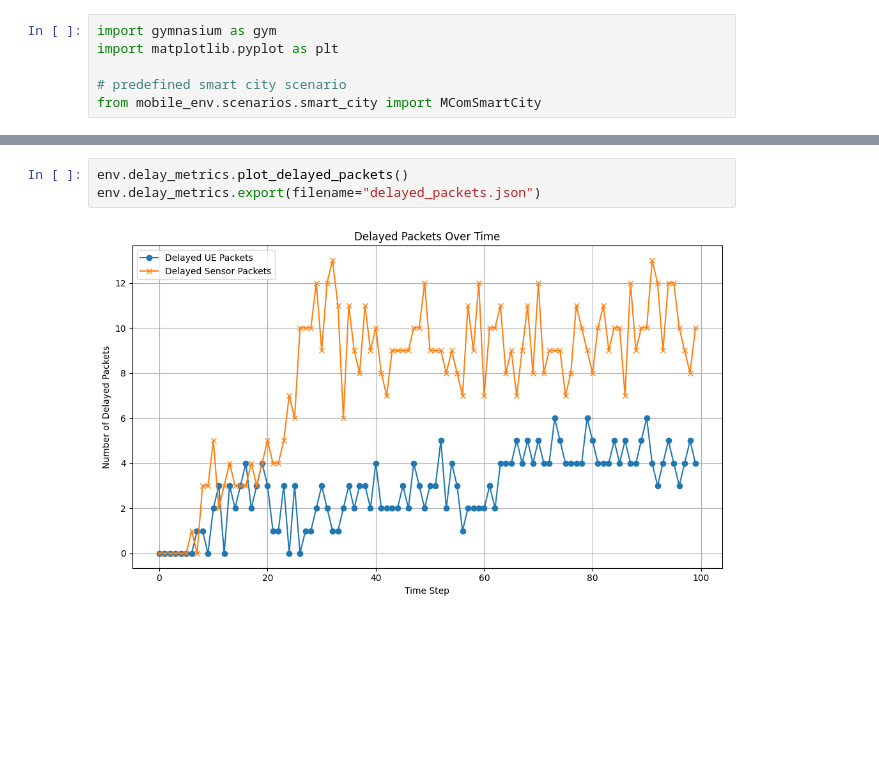
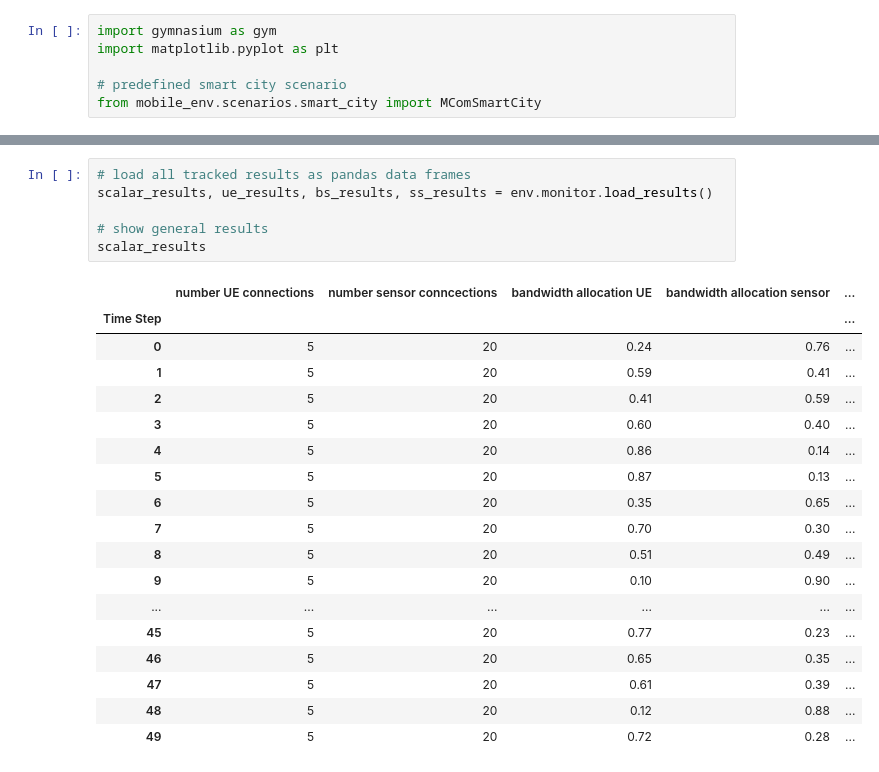
Before and after one commit to elifohri/MetaLore-simulator, a Jupyter notebook: examples/baseline scenarios round robin/smart_city_baseline_50-50.ipynb, the cells around one changed output, grey strips where cells are left out. Drawn from its saved outputs; the diff is of its cells as text; blank space fills up the shorter version.

```diff
--- a/examples/baseline scenarios round robin/smart_city_baseline_50-50.ipynb
+++ b/examples/baseline scenarios round robin/smart_city_baseline_50-50.ipynb
@@ -59,5 +49,25 @@ env.allocation_metrics.export(filename="allocation.json")
-# %%
-env.delay_metrics.plot_delayed_packets()
-env.delay_metrics.export(filename="delayed_packets.json")
-# %% [output]
-[figure, removed]
+# %%
+# load all tracked results as pandas data frames
+scalar_results, ue_results, bs_results, ss_results = env.monitor.load_results()
+
+# show general results
+scalar_results
+# %% [output]
+|  | number UE connections | number sensor conncections | bandwidth allocation UE | bandwidth allocation sensor | ... |
+| Time Step |  |  |  |  | ... |
+| 0 | 5 | 20 | 0.24 | 0.76 | ... |
+| 1 | 5 | 20 | 0.59 | 0.41 | ... |
+| 2 | 5 | 20 | 0.41 | 0.59 | ... |
+| 3 | 5 | 20 | 0.60 | 0.40 | ... |
+| 4 | 5 | 20 | 0.86 | 0.14 | ... |
+| 5 | 5 | 20 | 0.87 | 0.13 | ... |
+| 6 | 5 | 20 | 0.35 | 0.65 | ... |
+| 7 | 5 | 20 | 0.70 | 0.30 | ... |
+| 8 | 5 | 20 | 0.51 | 0.49 | ... |
+| 9 | 5 | 20 | 0.10 | 0.90 | ... |
+| ... | ... | ... | ... | ... | ... |
+| 45 | 5 | 20 | 0.77 | 0.23 | ... |
+| 46 | 5 | 20 | 0.65 | 0.35 | ... |
+| 47 | 5 | 20 | 0.61 | 0.39 | ... |
+| 48 | 5 | 20 | 0.12 | 0.88 | ... |
+| 49 | 5 | 20 | 0.72 | 0.28 | ... |
```
Also changed, not shown: parts of 11 cells of this notebook, 21 other files.
